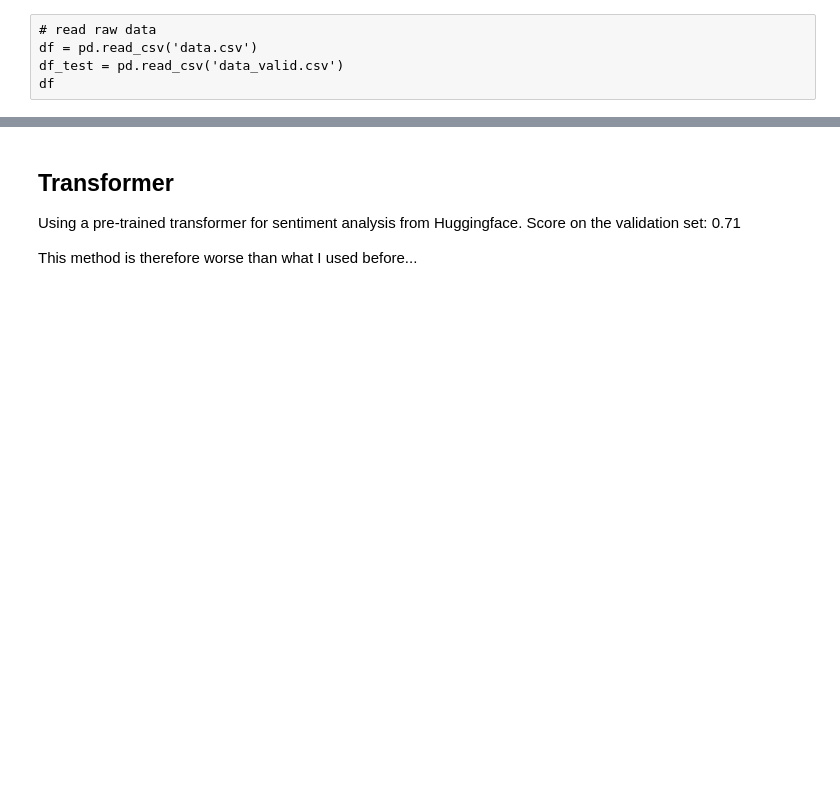
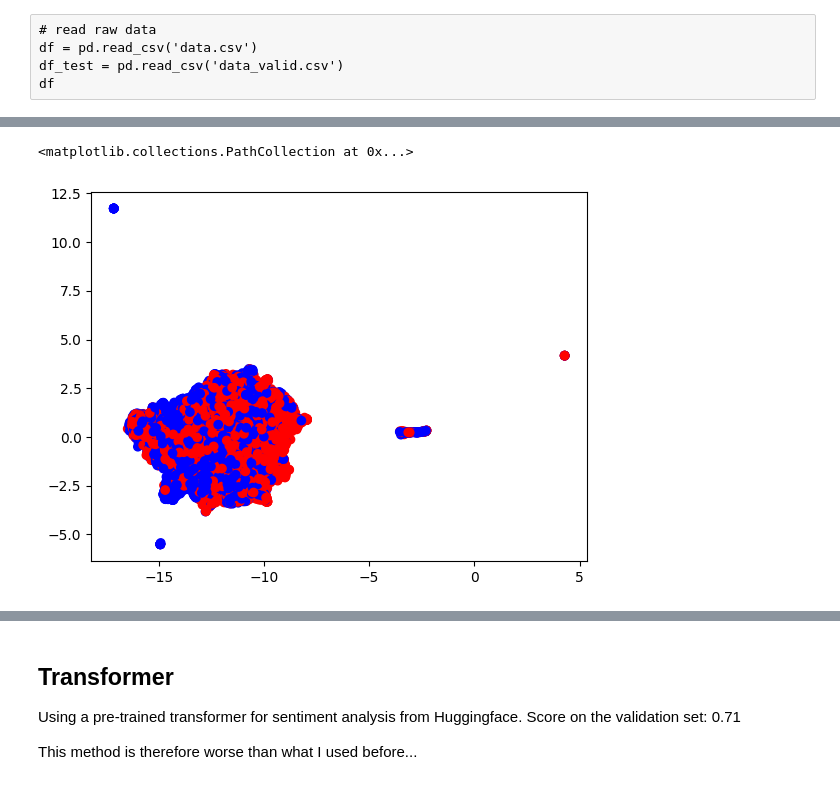
Before and after one commit to HerrMotz/AGDML-Lab, a Jupyter notebook: 0_Final/0_Final.ipynb, the cells around one changed output, grey strips where cells are left out. Drawn from its saved outputs; the diff is of its cells as text; code cells hidden in the pictures; blank space fills up the shorter version.

```diff
--- a/0_Final/0_Final.ipynb
+++ b/0_Final/0_Final.ipynb
@@ -323,14 +223,0 @@ class LogReg():
-# %%
-# use sklearn to learn a logistic regression classifier
-from sklearn.linear_model import LogisticRegression
-from sklearn.naive_bayes import GaussianNB
-
-classifier = LogisticRegression(max_iter=1000)
-classifier.fit(X_w2v, y)
-
-# predict the test set results
-y_pred = classifier.predict(X_test_w2v)
-
-# save the results to npy
-df_test['target'] = y_pred
-np.save('y_pred.npy', y_pred)
@@ -345,0 +249,18 @@ standard deviation:  0.0031705444646507553
+# %%
+N = 10000
+
+import umap
+from sklearn.preprocessing import StandardScaler
+reducer = umap.UMAP()
+scaled_we = StandardScaler().fit_transform(X_w2v)
+_embedding1 = reducer.fit_transform(scaled_we[:N])
+# %%
+import matplotlib.pyplot as plt
+plt.scatter(
+    _embedding1[:, 0],
+    _embedding1[:, 1],
+    color=['r' if _y == 0 else 'b' for _y in y[:N]]
+)
+# %% [output]
+<matplotlib.collections.PathCollection at 0x...>
+[figure, added]
```
Also changed, not shown: parts of 18 cells of this notebook.
